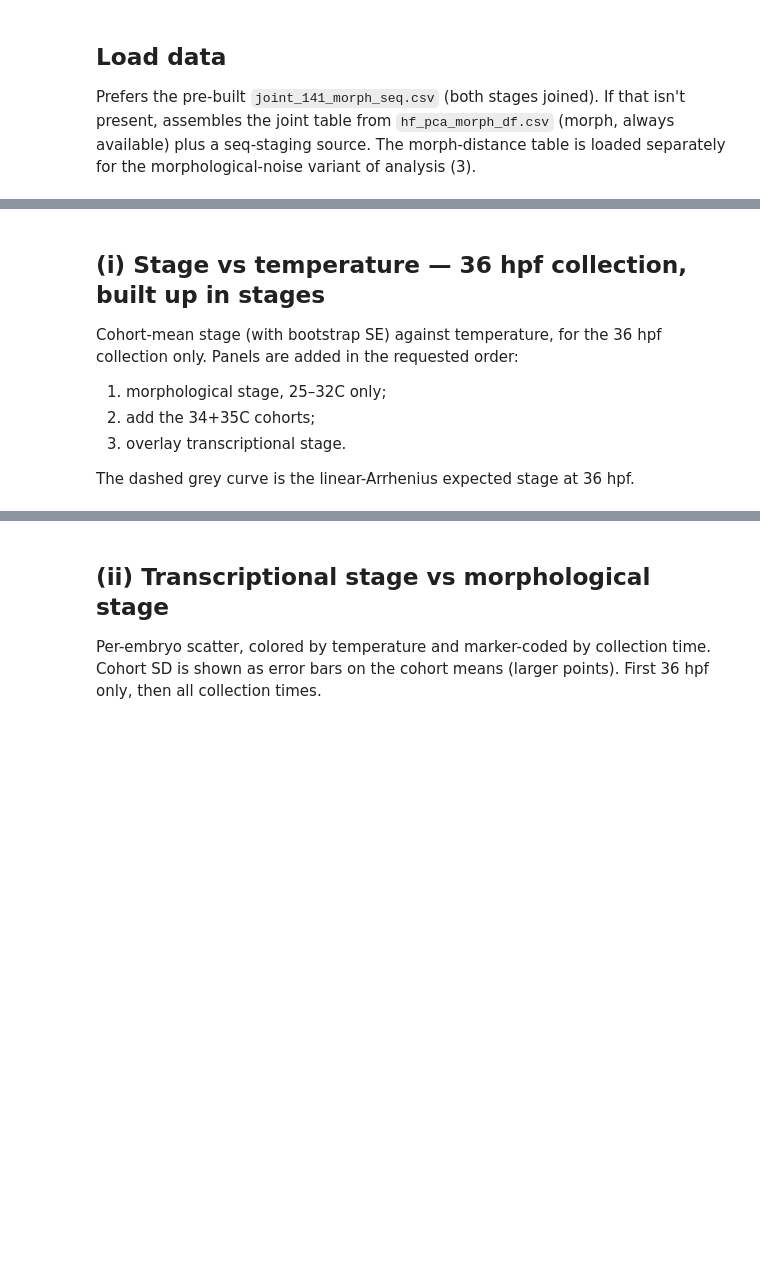
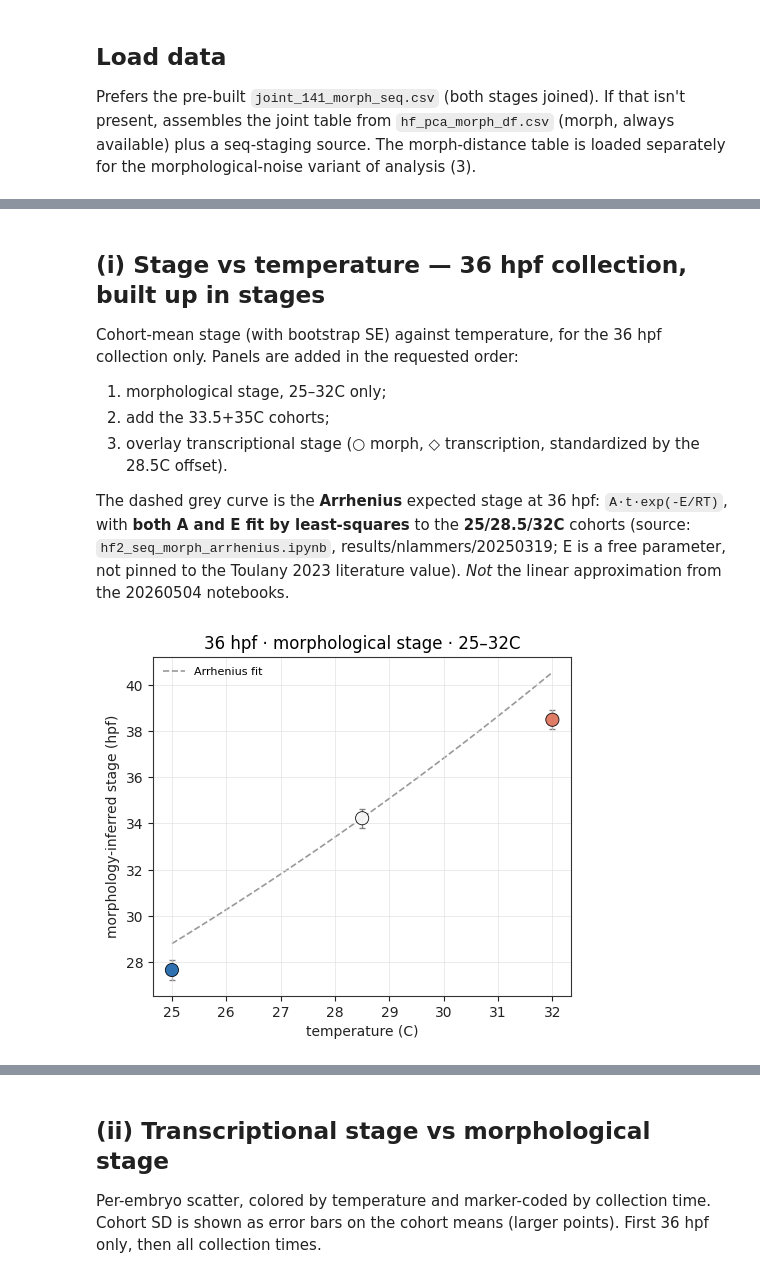
Before and after one commit to Marazzano/morphseq, a Jupyter notebook: results/nlammers/20260805/hotfish_stage_figures.ipynb, the cells around one changed output, grey strips where cells are left out. Cells and saved outputs as stored; diff of their text form; code cells hidden in the pictures; blank space fills up the shorter version.

```diff
--- a/results/nlammers/20260805/hotfish_stage_figures.ipynb
+++ b/results/nlammers/20260805/hotfish_stage_figures.ipynb
@@ -74,6 +78,25 @@ HAS_SEQ = hs.SEQ_STAGE_COL in joint.columns and joint[hs.SEQ_STAGE_COL].notna().
 morph_dist_path = hs.CACHE_DIR / 'hf_pca_morph_df_with_spline_distance.csv'
 hf_morph = hs.drop_cold(pd.read_csv(morph_dist_path)) if morph_dist_path.exists() else None
 
+# ---- Arrhenius fit (true model, per hf2_seq_morph_arrhenius.ipynb) -------- #
+# stage = A * t * exp(-E/(R*T_kelvin)); BOTH A and E fit by least_squares to the
+# 25/28.5/32C cohorts (no 19C). E is a FREE parameter, not pinned to a literature value.
+ARR_MORPH = hs.fit_arrhenius(joint, hs.MORPH_STAGE_COL)          # (A, E)
+ARR_SEQ = hs.fit_arrhenius(joint, hs.SEQ_STAGE_COL) if HAS_SEQ else (np.nan, np.nan)
+print(f'Arrhenius fit temps      : {hs.ARRHENIUS_FIT_TEMPS}')
+print(f'Arrhenius (morph): A={ARR_MORPH[0]:.4g}  E={ARR_MORPH[1]:.4g} J/mol')
+if HAS_SEQ:
+    print(f'Arrhenius (seq)  : A={ARR_SEQ[0]:.4g}  E={ARR_SEQ[1]:.4g} J/mol')
+
+# ---- 28.5C standardization offset ---------------------------------------- #
+# Mean (seq - morph) stage at the 28.5C control; subtracting it from the
+# transcriptional stage puts the control cohort on the y=x line so the two
+# staging axes are directly comparable.
+SEQ_OFFSET = hs.seq_morph_offset(joint) if HAS_SEQ else 0.0
+if HAS_SEQ:
+    print(f'seq-morph offset at {hs.OFFSET_REF_TEMP}C: {SEQ_OFFSET:+.3f} hpf '
+          '(subtracted from transcriptional stage)')
+
 print(f'joint rows: {len(joint)}  |  temperatures: {sorted(joint["temperature"].unique())}')
 print(f'transcriptional stage available: {HAS_SEQ}')
 joint.head()
@@ -82,45 +120,54 @@ joint.head()
 
 Cohort-mean stage (with bootstrap SE) against temperature, for the 36 hpf collection only. Panels are added in the requested order:
 1. morphological stage, 25–32C only;
-2. add the 34+35C cohorts;
-3. overlay transcriptional stage.
+2. add the 33.5+35C cohorts;
+3. overlay transcriptional stage (○ morph, ◇ transcription, standardized by the 28.5C offset).
 
-The dashed grey curve is the linear-Arrhenius expected stage at 36 hpf.
+The dashed grey curve is the **Arrhenius** expected stage at 36 hpf: `A·t·exp(-E/RT)`, with **both A and E fit by least-squares** to the **25/28.5/32C** cohorts (source: `hf2_seq_morph_arrhenius.ipynb`, results/nlammers/20250319; E is a free parameter, not pinned to the Toulany 2023 literature value). *Not* the linear approximation from the 20260504 notebooks.
 # %%
 TARGET_TP = 36.0
 
 # ordered temperature build-up for the 36hpf series
-STEP1_TEMPS = [25.0, 28.5, 32.0]            # 25–32C
-STEP2_TEMPS = STEP1_TEMPS + [33.5, 34.0, 35.0]  # add the hot cohorts
+STEP1_TEMPS = [25.0, 28.5, 32.0]                # 25–32C
+STEP2_TEMPS = STEP1_TEMPS + [33.5, 35.0]        # add the hot cohorts
 if hs.INCLUDE_19C:
     STEP1_TEMPS = [19.0] + STEP1_TEMPS
     STEP2_TEMPS = [19.0] + STEP2_TEMPS
 
 tp36 = joint.loc[np.isclose(joint['timepoint'].astype(float), TARGET_TP)].copy()
 summ36 = hs.cohort_stage_summary(tp36)
 
+# marker convention: morph = circle, transcription = diamond
+MORPH_MARKER = 'o'
+SEQ_MARKER = 'D'
 
-def _stage_vs_temp(ax, summ, stage_col, temps, *, label, marker='o'):
+
+def _stage_vs_temp(ax, summ, stage_col, temps, arr_params, *, label):
+    """Cohort-mean morphological stage vs temperature (○, colored by
+    temperature), with the fitted Arrhenius reference curve. ``arr_params`` is
+    the (A, E) tuple from hs.fit_arrhenius."""
     d = summ.loc[summ['temperature'].isin(temps)].sort_values('temperature')
     mean_c, se_c = f'{stage_col}_mean', f'{stage_col}_mean_boot_se'
     ax.errorbar(d['temperature'], d[mean_c], yerr=d[se_c], fmt='none',
                 ecolor='#666666', elinewidth=0.9, capsize=2.5, alpha=0.8, zorder=1)
-    hs.temperature_timepoint_scatter(ax, d['temperature'], d[mean_c],
-                                     d['temperature'], [TARGET_TP]*len(d),
-                                     s=90, add_legend=False, zorder=2)
-    # arrhenius reference at 36hpf across the shown temperature range
-    tvec = np.linspace(min(temps), max(temps), 50)
-    ax.plot(tvec, hs.arrhenius_expected_stage(TARGET_TP, tvec), '--',
-            color='#999999', lw=1.2, zorder=0, label='Arrhenius expected')
+    hs.temperature_scatter_fixed_marker(ax, d['temperature'], d[mean_c],
+                                        d['temperature'], marker=MORPH_MARKER,
+                                        s=90, zorder=2)
+    # fitted Arrhenius reference at 36 hpf across the shown temperature range
+    tvec = np.linspace(min(temps), max(temps), 100)
+    ax.plot(tvec, hs.arrhenius_expected_stage(TARGET_TP, tvec, arr_params), '--',
+            color='#999999', lw=1.2, zorder=0, label='Arrhenius fit')
     ax.set_xlabel('temperature (C)')
     ax.set_ylabel(label)
 
 
 # --- step 1: morph, 25-32C ---
 fig, ax = plt.subplots(figsize=(5.4, 4.4))
-_stage_vs_temp(ax, summ36, hs.MORPH_STAGE_COL, STEP1_TEMPS, label=hs.MORPH_STAGE_LABEL)
+_stage_vs_temp(ax, summ36, hs.MORPH_STAGE_COL, STEP1_TEMPS, ARR_MORPH, label=hs.MORPH_STAGE_LABEL)
 ax.set_title('36 hpf · morphological stage · 25–32C')
 ax.legend(frameon=False, fontsize=8)
 hs.savefig(fig, '01i_a_stage_vs_temp_morph_25_32')
 plt.show()
+# %% [output]
+[figure, added]
 # %%
```
Also changed, not shown: parts of 8 cells of this notebook, 26 other files.
